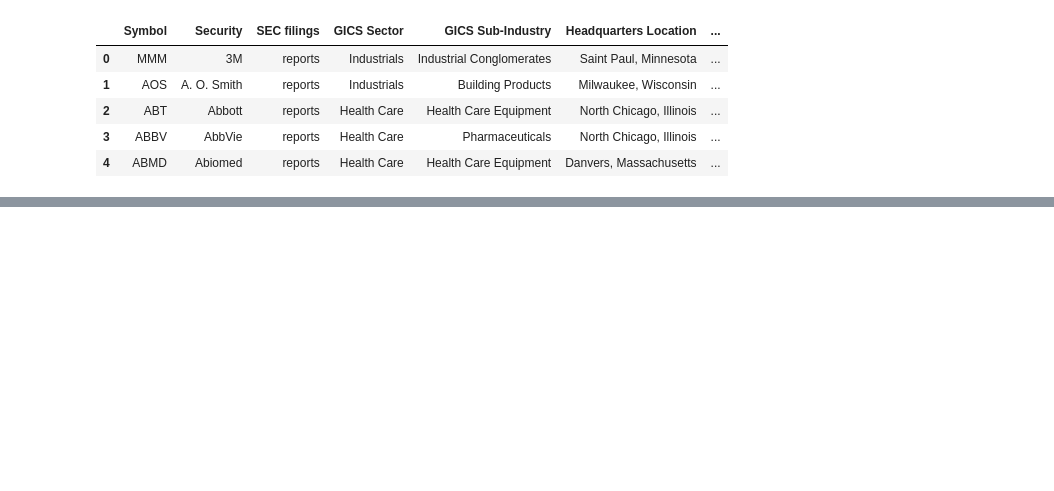
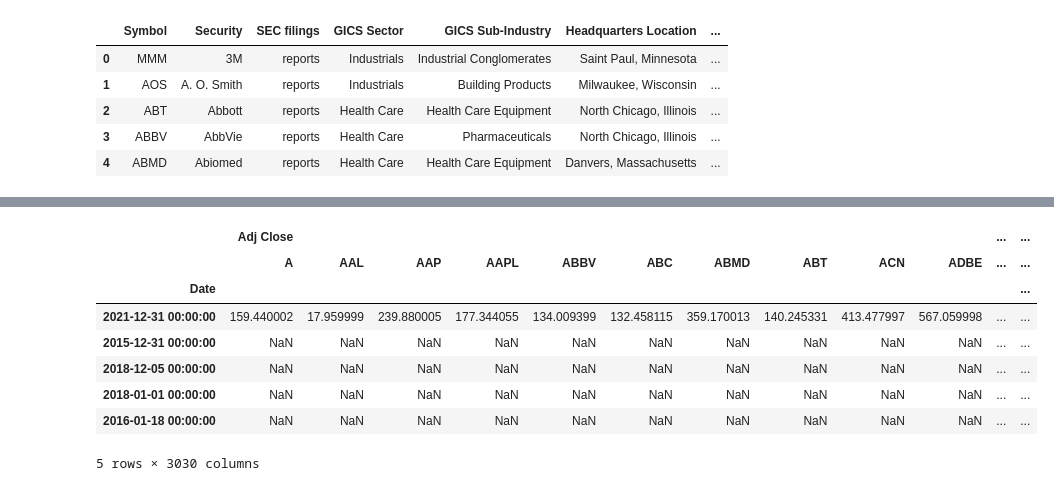
Before and after one commit to sandman-92/stock-market-data-analysis, a Jupyter notebook: stock_investigations.ipynb, the cells around one changed output, grey strips where cells are left out. Saved outputs shown, nothing was run; the diff lists cells and outputs as text; code cells hidden in the pictures; blank space fills up the shorter version.

```diff
--- a/stock_investigations.ipynb
+++ b/stock_investigations.ipynb
@@ -45,4 +45,16 @@ data.head()
 5 rows × 3030 columns
+# %%
+data.tail()
+# %% [output]
+|  | Adj Close |  |  |  |  |  |  |  |  |  | ... | ... |
+|  | A | AAL | AAP | AAPL | ABBV | ABC | ABMD | ABT | ACN | ADBE | ... | ... |
+| Date |  |  |  |  |  |  |  |  |  |  |  | ... |
+| 2021-12-31 00:00:00 | 159.440002 | 17.959999 | 239.880005 | 177.344055 | 134.009399 | 132.458115 | 359.170013 | 140.245331 | 413.477997 | 567.059998 | ... | ... |
+| 2015-12-31 00:00:00 | NaN | NaN | NaN | NaN | NaN | NaN | NaN | NaN | NaN | NaN | ... | ... |
+| 2018-12-05 00:00:00 | NaN | NaN | NaN | NaN | NaN | NaN | NaN | NaN | NaN | NaN | ... | ... |
+| 2018-01-01 00:00:00 | NaN | NaN | NaN | NaN | NaN | NaN | NaN | NaN | NaN | NaN | ... | ... |
+| 2016-01-18 00:00:00 | NaN | NaN | NaN | NaN | NaN | NaN | NaN | NaN | NaN | NaN | ... | ... |
+5 rows × 3030 columns
 # %%
 #cell adds the daily percentage difference to the data frame
 for company in companies:
```
Also changed, not shown: parts of 7 cells of this notebook.
